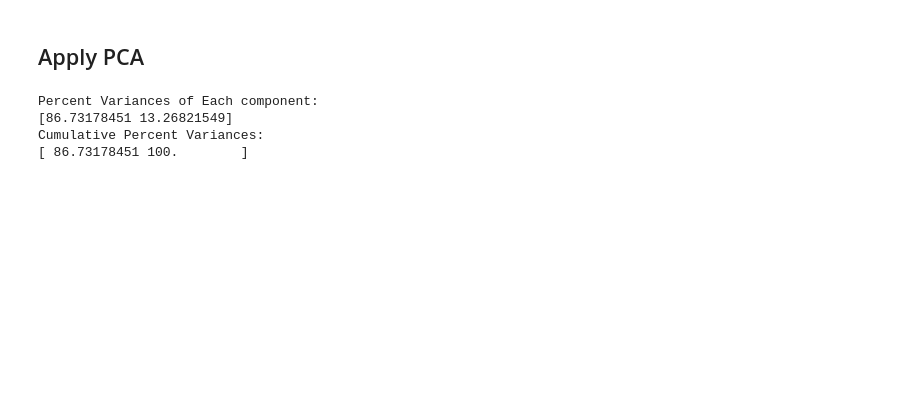
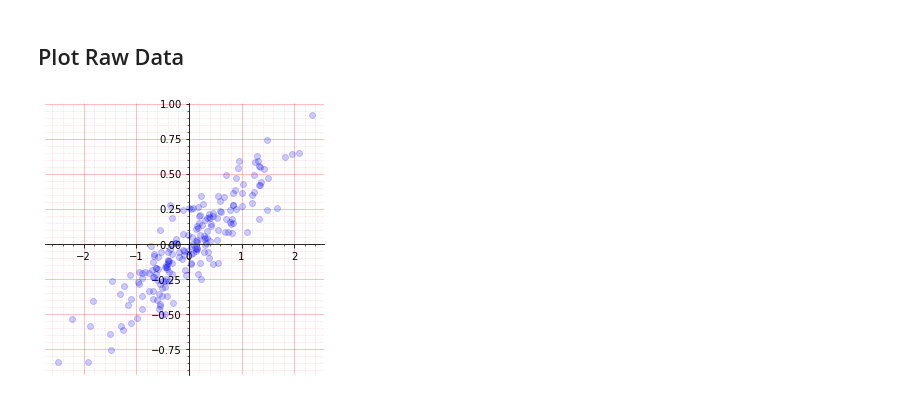
Before and after one commit to Kabilan108/drexel-coursework, a Jupyter notebook: bmes547/3_pca/pca_demo.ipynb, the cells around one changed output. Cells and saved outputs as stored; diff of their text form; code cells hidden in the pictures; blank space fills up the shorter version.

```diff
--- a/bmes547/3_pca/pca_demo.ipynb
+++ b/bmes547/3_pca/pca_demo.ipynb
@@ -25,2 +12,0 @@ plot(X[:,0],X[:,1],'x');
-# %% [markdown]
-## Apply PCA
@@ -33,11 +13,34 @@ V = p.explained_variance_ratio_;
-# %%
-print('Percent Variances of Each component:');
-print( V*100 )
-
-print('Cumulative Percent Variances:');
-print( np.cumsum(V*100 ))
-# %% [output]
-Percent Variances of Each component:
-[86.73178451 13.26821549]
-Cumulative Percent Variances:
-[ 86.73178451 100.        ]
+# %%
+# Generate data
+rng = np.random.RandomState(1)
+X = np.dot(rng.rand(2, 2), rng.randn(2, 200)).T
+# %% [markdown]
+## Plot Raw Data
+# %%
+fig = plt.figure(figsize=(5, 5))
+
+if X.shape[1] == 2:
+    ax = fig.add_subplot()
+    ax.plot(X[:, 0], X[:, 1], 'bo', alpha=0.2)
+
+    # Move left y-axis and bottim x-axis to centre, passing through (0,0)
+    ax.spines['bottom'].set_position('zero')  # type: ignore
+    ax.spines['left'].set_position('zero')    # type: ignore
+
+    # Eliminate upper and right axes
+    ax.spines[['right', 'top']].set_visible(False)
+
+    # Show ticks in the left and lower axes only
+    ax.xaxis.set_ticks_position('bottom')
+    ax.yaxis.set_ticks_position('left')
+
+    # Show grid
+    ax.minorticks_on()
+    ax.grid(which='minor', linestyle=':', linewidth='0.5', color='red',
+            alpha=0.3)
+    ax.grid(which='major', linestyle='-', linewidth='0.5', color='red',
+            alpha=0.5)
+else:
+    print("Data has more than 2 dimensions. Can't plot.")
+# %% [output]
+[figure, added]
```
Also changed, not shown: parts of 21 cells of this notebook.
